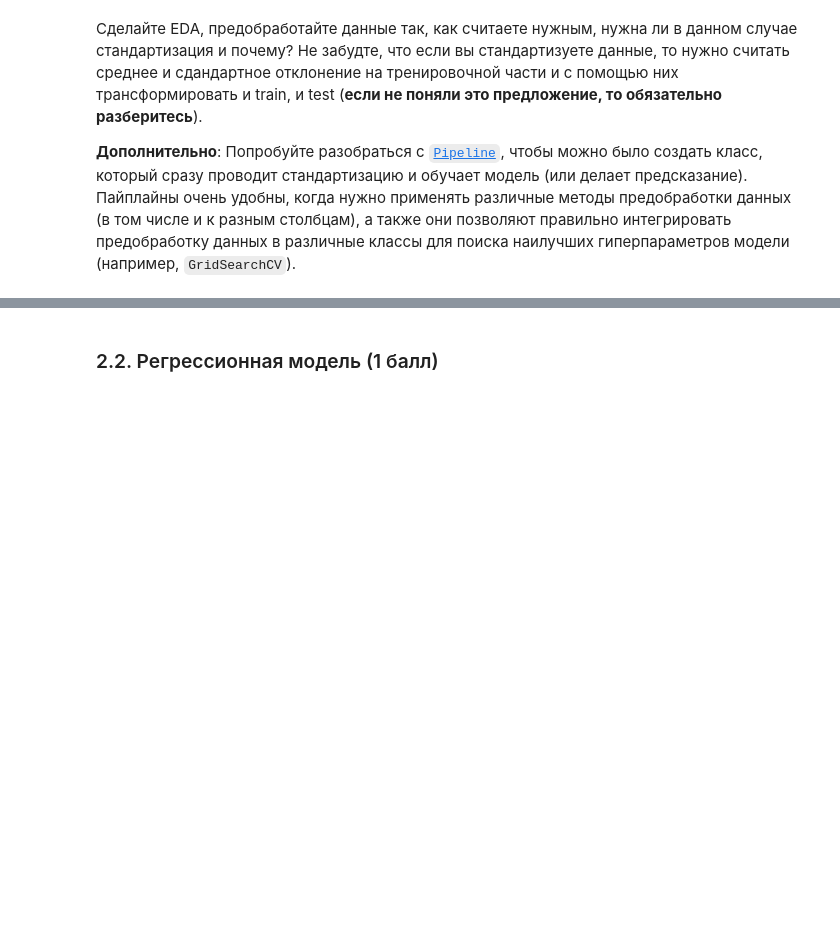
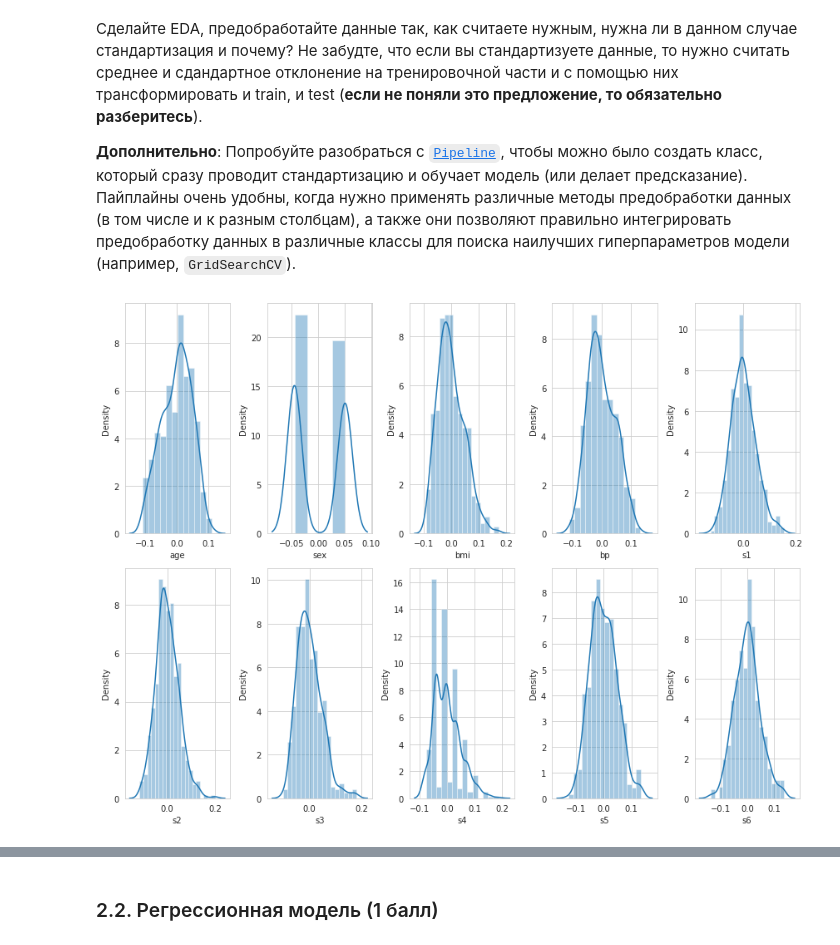
Before and after one commit to MShtol/BI_ML_2021, a Jupyter notebook: lesson_1/KNN.ipynb, the cells around one changed output, grey strips where cells are left out. Drawn from its saved outputs; the diff is of its cells as text; code cells hidden in the pictures; blank space fills up the shorter version.

```diff
--- a/lesson_1/KNN.ipynb
+++ b/lesson_1/KNN.ipynb
@@ -260,3 +337,12 @@ X.head()
 
 **Дополнительно**:
 Попробуйте разобраться с [`Pipeline`](https://scikit-learn.org/stable/modules/generated/sklearn.pipeline.Pipeline.html), чтобы можно было создать класс, который сразу проводит стандартизацию и обучает модель (или делает предсказание). Пайплайны очень удобны, когда нужно применять различные методы предобработки данных (в том числе и к разным столбцам), а также они позволяют правильно интегрировать предобработку данных в различные классы для поиска наилучших гиперпараметров модели (например, `GridSearchCV`).
+# %%
+fig, axs = plt.subplots(2, 5)
+axs = axs.ravel()
+
+for i, ax in enumerate(axs):
+    sns.distplot(X.iloc[:,i], ax=ax)
+fig.tight_layout()
+# %% [output]
+[figure, added]
```
Also changed, not shown: parts of 48 cells of this notebook, 2 other files.
